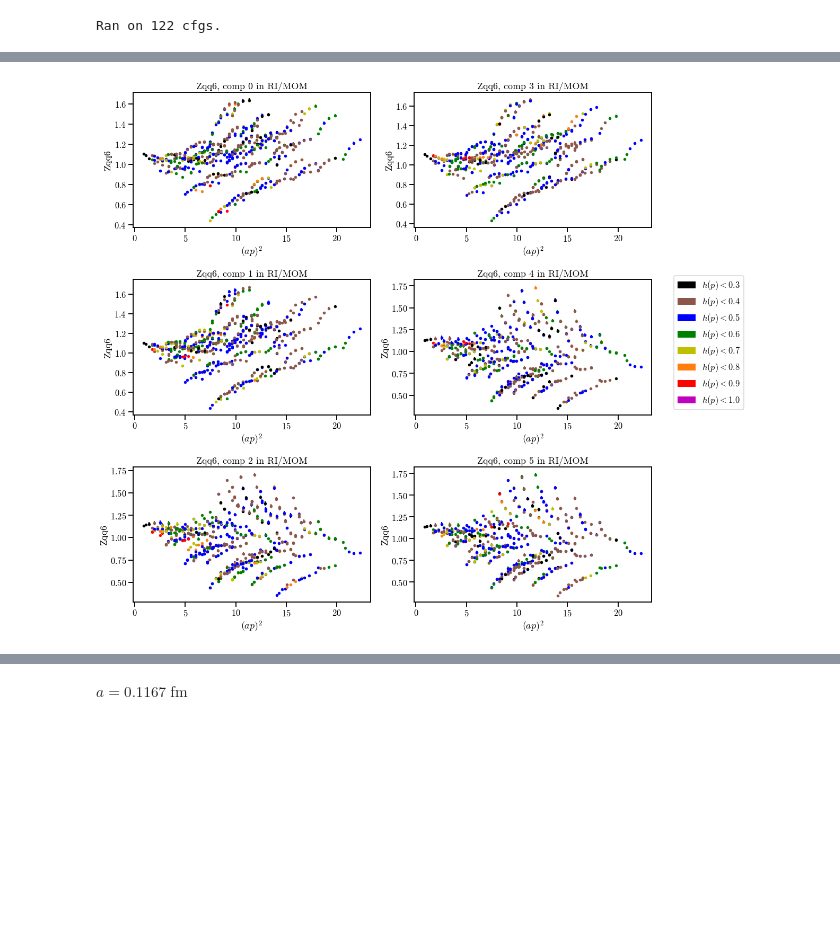
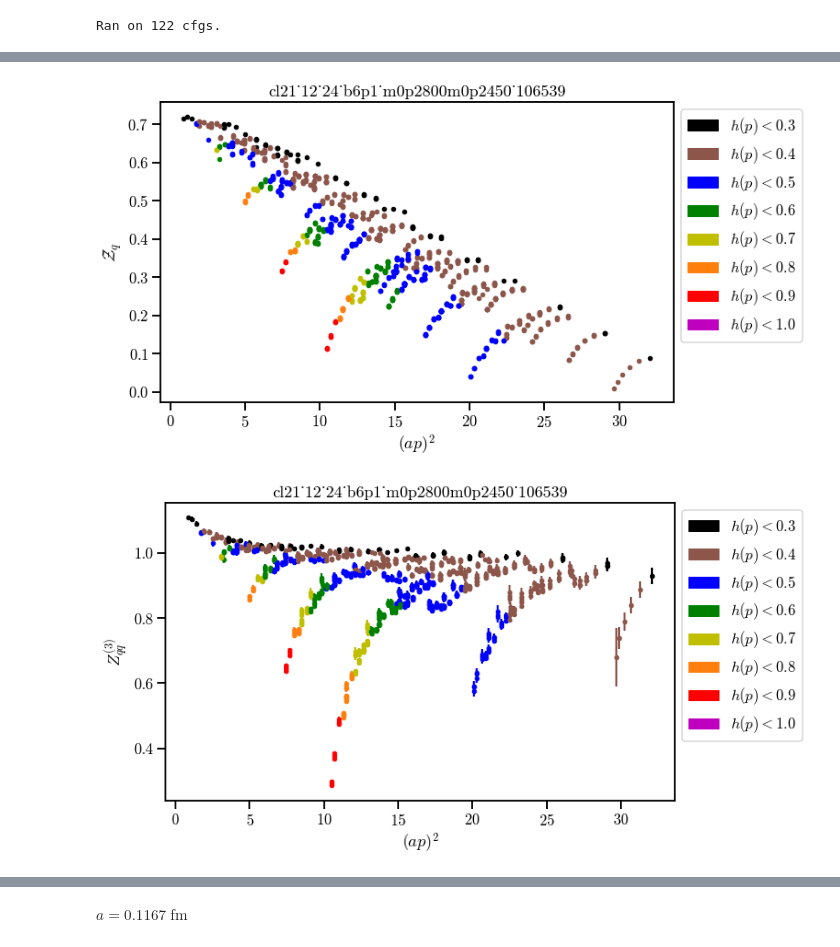
Before and after one commit to poare/lqcd, a Jupyter notebook: gq_mixing/python_scripts/NPR_gq_mixing.ipynb, the cells around one changed output, grey strips where cells are left out. Drawn from its saved outputs; the diff is of its cells as text; code cells hidden in the pictures; blank space fills up the shorter version.

Commit message:
plots of 12^3 heavy, 12^3 light, 16^4

```diff
--- a/gq_mixing/python_scripts/NPR_gq_mixing.ipynb
+++ b/gq_mixing/python_scripts/NPR_gq_mixing.ipynb
@@ -84,7 +126,6 @@ Zqq6 = np.einsum('ktz->tkz', np.real(Zqq6))
 # %%
-Zq_mu = np.mean(Zq, axis = 1)
-Zq_sigma = np.std(Zq, axis = 1, ddof = 1)
-Zqq3_mu = np.mean(Zqq3_sub, axis = 2)    # compute Zqq on subsets
-Zqq3_sigma = np.std(Zqq3_sub, axis = 2, ddof = 1)
-Zqq6_mu = np.mean(Zqq6_sub, axis = 2)
-Zqq6_sigma = np.std(Zqq6_sub, axis = 2, ddof = 1)
+# ensemble-specific input
+Zq_12_heavy_mu = np.mean(Zq_12_heavy, axis = 1)
+Zq_12_heavy_sigma = np.std(Zq_12_heavy, axis = 1, ddof = 1)
+Zqq_mix_12_heavy_mu = np.mean(np.real(Zqq_mix_12_heavy), axis = 2)
+Zqq_mix_12_heavy_sigma = np.std(np.real(Zqq_mix_12_heavy), axis = 2, ddof = 1)
@@ -144,30 +131,0 @@ patches = [mpatches.Patch(color = cols[ii], label = '$h(p) < ' + str(cuts[ii]) +
-# %%
-def plot_h4_breaking(Zmu, Zsigma, label, plt_geom = (1, 1), fsize = (10, 6), leg_loc = (1., 1.)):
-    with sns.plotting_context('talk'):
-        if plt_geom == (1, 1):
-            plt.figure(figsize = (10, 6))
-            for ii in range(len(apsq_list)):
-                plt.errorbar(apsq_list[ii], Zmu[ii], Zsigma[ii], fmt = '.', c = color_list[ii])
-            plt.xlabel('$(ap)^2$')
-            #plt.xlim((0, 7))
-            plt.ylabel(label)
-            plt.title(label + ' in RI/MOM')
-            plt.legend(handles = patches, bbox_to_anchor = leg_loc)
-            plt.show()
-        else:
-            fig, ax = plt.subplots(plt_geom[0], plt_geom[1], figsize = fsize)
-            for i in range(plt_geom[0]):
-                for j in range(plt_geom[1]):
-                    tidx = j * plt_geom[0] + i
-                    if tidx >= Zmu.shape[0]:
-                        continue
-                    for pidx in range(len(apsq_list_sub)):
-                        ax[i, j].errorbar(apsq_list_sub[pidx], Zmu[tidx, pidx], Zsigma[tidx, pidx], fmt = '.', \
-                                          c = color_list[pidx])
-                    ax[i, j].set_xlabel('$(ap)^2$')
-                    ax[i, j].set_ylabel(label)
-                    #ax[i, j].set_xlim((0, 7))
-                    ax[i, j].set_title(label + ', comp ' + str(tidx) + ' in RI/MOM')
-            fig.legend(handles = patches, bbox_to_anchor = leg_loc)
-            plt.tight_layout()
-            plt.show()
@@ -182,4 +131,0 @@ plot_h4_breaking(Zqq3_mu, Zqq3_sigma, 'Zqq3', plt_geom = (2, 2), fsize = (15, 9)
-# %%
-plot_h4_breaking(Zqq6_mu, Zqq6_sigma, 'Zqq6', plt_geom = (3, 2), fsize = (15, 15), leg_loc = (1.15, 0.65))
-# %% [output]
-[figure, removed]
@@ -188,0 +132,10 @@ Zqq_mix_sigma = np.std(np.real(Zqq_mix), axis = 2, ddof = 1)
+# %%
+plot_h4_breaking(apsq_list12, Zq_12_heavy_mu, Zq_12_heavy_sigma, '$\mathcal{Z}_q$', color_list12, \
+                 title = 'cl21_12_24_b6p1_m0p2800m0p2450_106539')
+# %% [output]
+[figure, added]
+# %%
+plot_h4_breaking(apsq_list12, Zqq_mix_12_heavy_mu[0], Zqq_mix_12_heavy_sigma[0], '$Z_{qq}^{(3)}$', color_list12, \
+                 title = 'cl21_12_24_b6p1_m0p2800m0p2450_106539')
+# %% [output]
+[figure, added]
```
Also changed, not shown: parts of 30 cells of this notebook.
